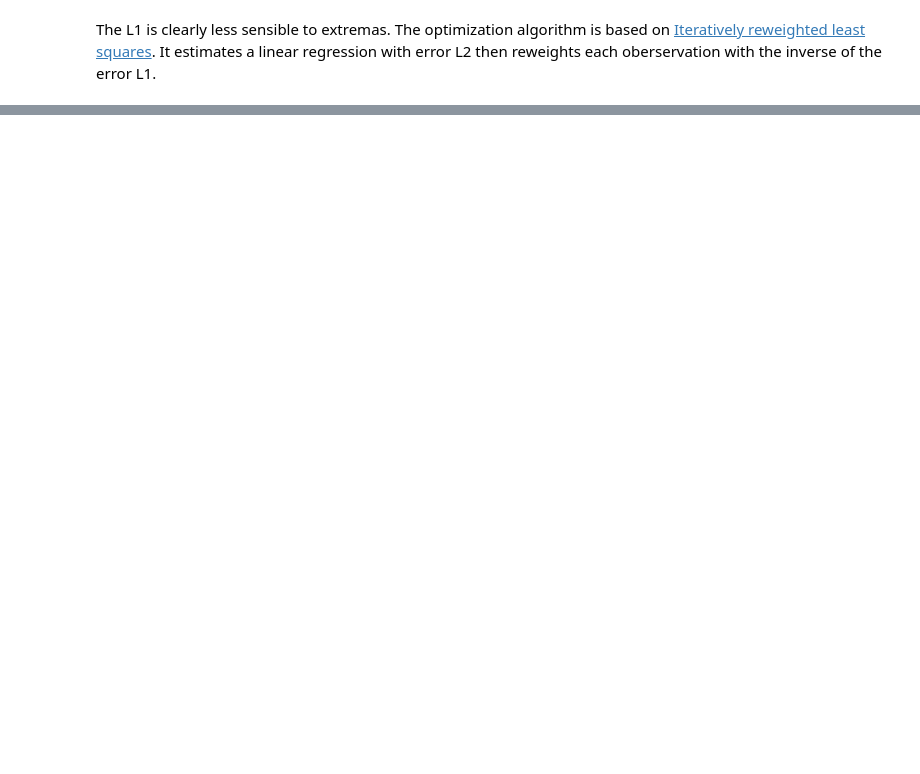
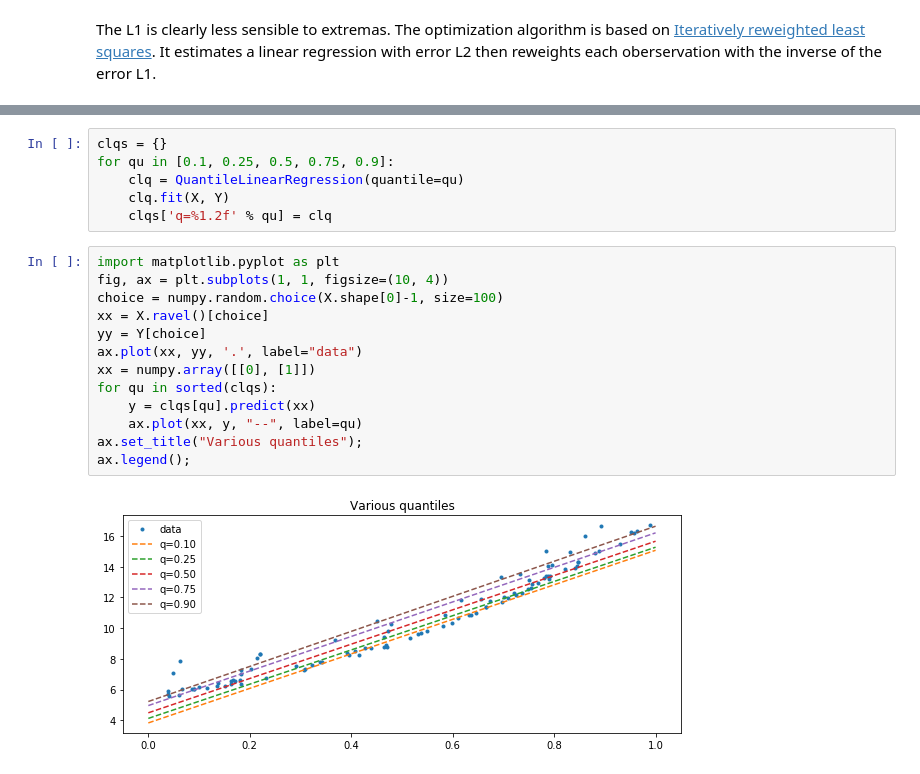
Before and after one commit to sdpython/mlinsights, a Jupyter notebook: _doc/notebooks/quantile_regression.ipynb, the cells around one changed output, grey strips where cells are left out. Cells and saved outputs as stored; diff of their text form; blank space fills up the shorter version.

```diff
--- a/_doc/notebooks/quantile_regression.ipynb
+++ b/_doc/notebooks/quantile_regression.ipynb
@@ -85,0 +118,21 @@ QuantileLinearRegression(copy_X=True, delta=0.0001, fit_intercept=True,
+# %%
+clqs = {}
+for qu in [0.1, 0.25, 0.5, 0.75, 0.9]:
+    clq = QuantileLinearRegression(quantile=qu)
+    clq.fit(X, Y)
+    clqs['q=%1.2f' % qu] = clq
+# %%
+import matplotlib.pyplot as plt
+fig, ax = plt.subplots(1, 1, figsize=(10, 4))
+choice = numpy.random.choice(X.shape[0]-1, size=100)
+xx = X.ravel()[choice]
+yy = Y[choice]
+ax.plot(xx, yy, '.', label="data")
+xx = numpy.array([[0], [1]])
+for qu in sorted(clqs):
+    y = clqs[qu].predict(xx)
+    ax.plot(xx, y, "--", label=qu)
+ax.set_title("Various quantiles");
+ax.legend();
+# %% [output]
+[figure, added]
```
Also changed, not shown: parts of 10 cells of this notebook, 3 other files.
